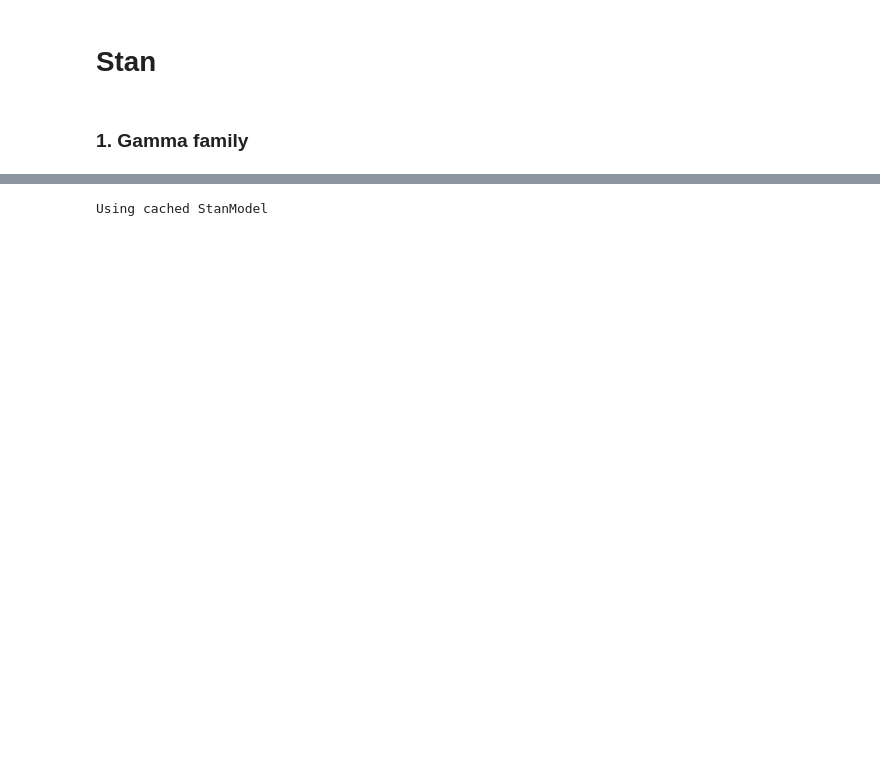
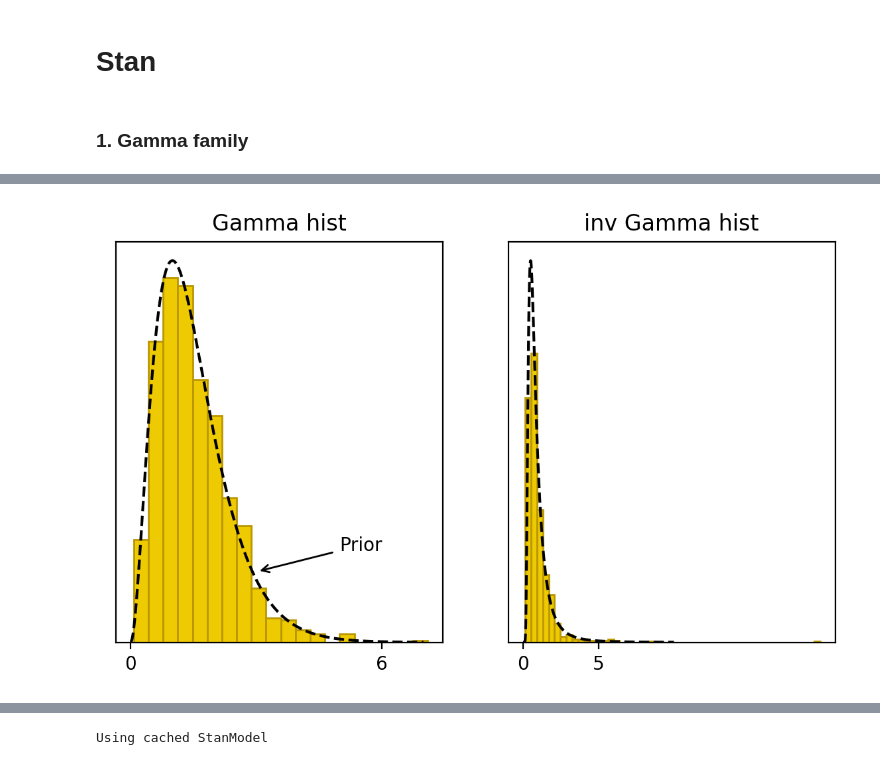
Before and after one commit to ArturBa/data_analytics, a Jupyter notebook: lab_2/data_analytics.ipynb, the cells around one changed output, grey strips where cells are left out. Drawn from its saved outputs; the diff is of its cells as text; code cells hidden in the pictures; blank space fills up the shorter version.

```diff
--- a/lab_2/data_analytics.ipynb
+++ b/lab_2/data_analytics.ipynb
@@ -128,0 +162,2 @@ import arviz as az
+# %%
+gamma_model = stan_utility.compile_model('stan_model/gamma.stan')
@@ -129,3 +166,37 @@ import arviz as az
+# %%
+sim = gamma_model.sampling(data={'alpha': 3, 'beta': 2},
+                          algorithm="Fixed_param",
+                          iter=1000,
+                          warmup=0,
+                          chains=1,
+                          seed=25052020)
+# %%
+params=sim.extract()
+gamma=params['gamma']
+inv_gamma=params['inv_gamma']
+# %%
+fig, axes = plt.subplots(1, 2, figsize=(7, 4))
+ax1=axes[0]
+ax1.hist(gamma,bins=20,color=dark,edgecolor=dark_highlight,density=True)
+x=np.linspace(0,7,500)
+alpha = 3
+beta = 2
+ax1.plot(x,stats.gamma.pdf(x,a=alpha,scale=1/beta),color='black',linestyle='--')
+ax1.set_xticks([0,6])
+ax1.set_yticks([])
+ax1.set_title(r'Gamma hist')
+ax1.annotate('Prior',xy=(3,0.1),xytext=(5,0.13),arrowprops={'arrowstyle':'->'})
+
+ax2=axes[1]
+ax2.hist(inv_gamma,bins=50,color=dark,edgecolor=dark_highlight,density=True)
+x2=np.linspace(0,10,500)
+ax2.plot(x2,stats.invgamma.pdf(x2,a=alpha,scale=beta),color='black',linestyle='--')
+ax2.set_yticks([])
+ax2.set_xticks([0,5])
+ax2.set_title('inv Gamma hist')
+plt.show()
+# %% [output]
+[figure, added]
 # %%
 with open('stan_model/gamma_tune.stan') as file:
     print(file.read())
```
Also changed, not shown: parts of 77 cells of this notebook, 11 other files.
